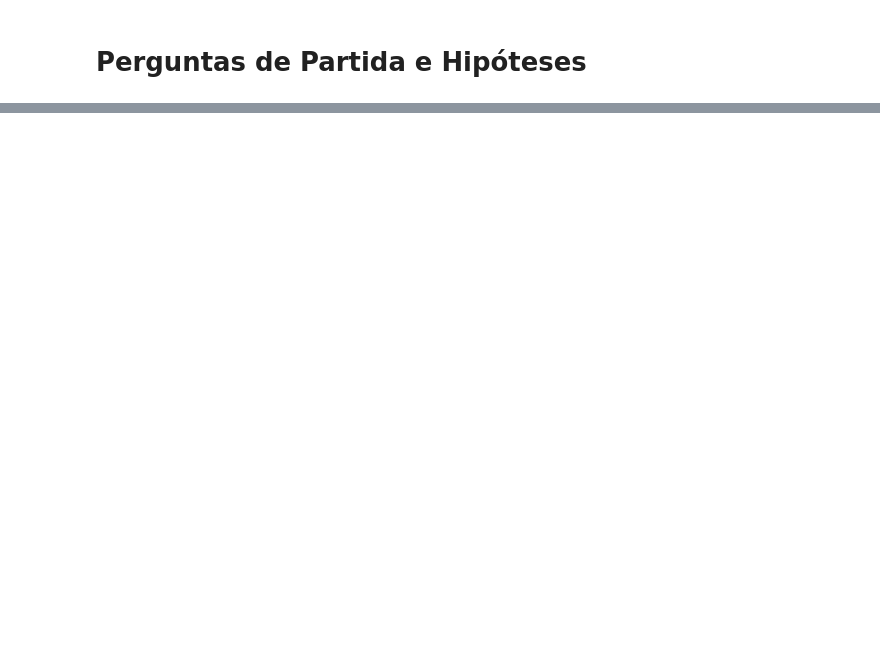
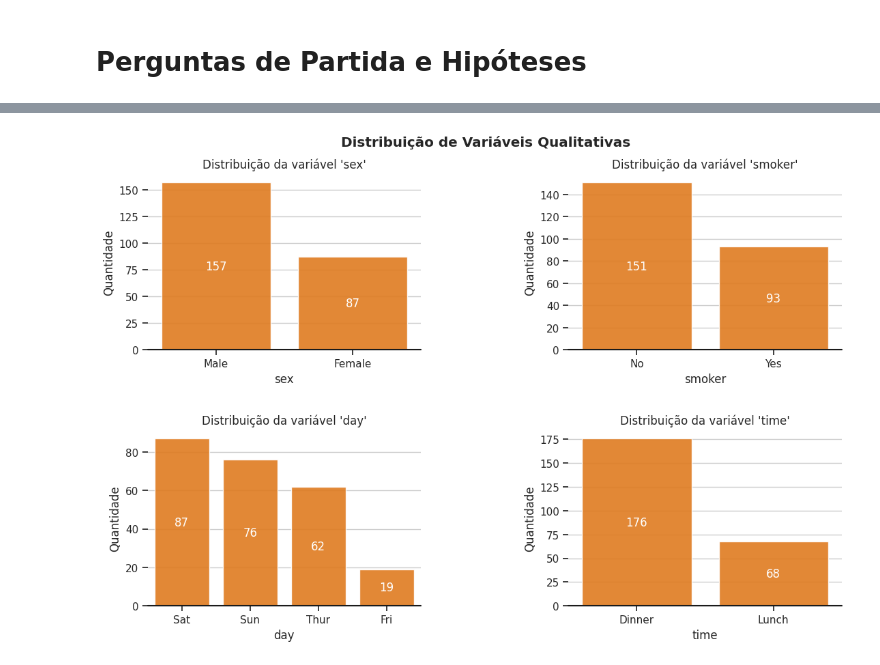
Before and after one commit to Fernanda-Cordeiro/avanti-bootcamp-cdd, a Jupyter notebook: notebooks/01-exploratory_data_analysis.ipynb, the cells around one changed output, grey strips where cells are left out. Saved outputs shown, nothing was run; the diff lists cells and outputs as text; code cells hidden in the pictures; blank space fills up the shorter version.

```diff
--- a/notebooks/01-exploratory_data_analysis.ipynb
+++ b/notebooks/01-exploratory_data_analysis.ipynb
@@ -33,0 +36,3 @@ df.head()
+# %%
+dicionario = pd.read_csv('../data/external/dictionary.csv')
+dicionario
@@ -37,0 +111,28 @@ df.head()
+# %%
+fig, axes = plt.subplots(2, 2, figsize=(12,8))
+plt.tight_layout(pad=4, w_pad=10, h_pad=5)
+fig.suptitle('Distribuição de Variáveis Qualitativas', fontweight='bold')
+for i, variavel in enumerate(dicionario.query("tipo == 'qualitativa'").variavel.to_list()):
+    order = df[variavel].value_counts().index
+    ax = sns.countplot(
+        data=df,
+        x=variavel,
+        ax=axes.flatten()[i],
+        color=colors[2],
+        alpha=0.9,
+        order=order
+    )
+    ax.bar_label(
+        ax.containers[0],
+        fmt='%.0f',
+        label_type='center',
+        color='white'
+    )
+    ax.set(frame_on=False)
+    ax.axhline(0, color="k", clip_on=False)
+    ax.set_title(f"Distribuição da variável '{variavel}'")
+    ax.set_ylabel('Quantidade')
+    ax.grid(axis='y', linestyle='-')
+plt.show()
+# %% [output]
+[figure, added]
```
Also changed, not shown: parts of 21 cells of this notebook, 2 other files.
